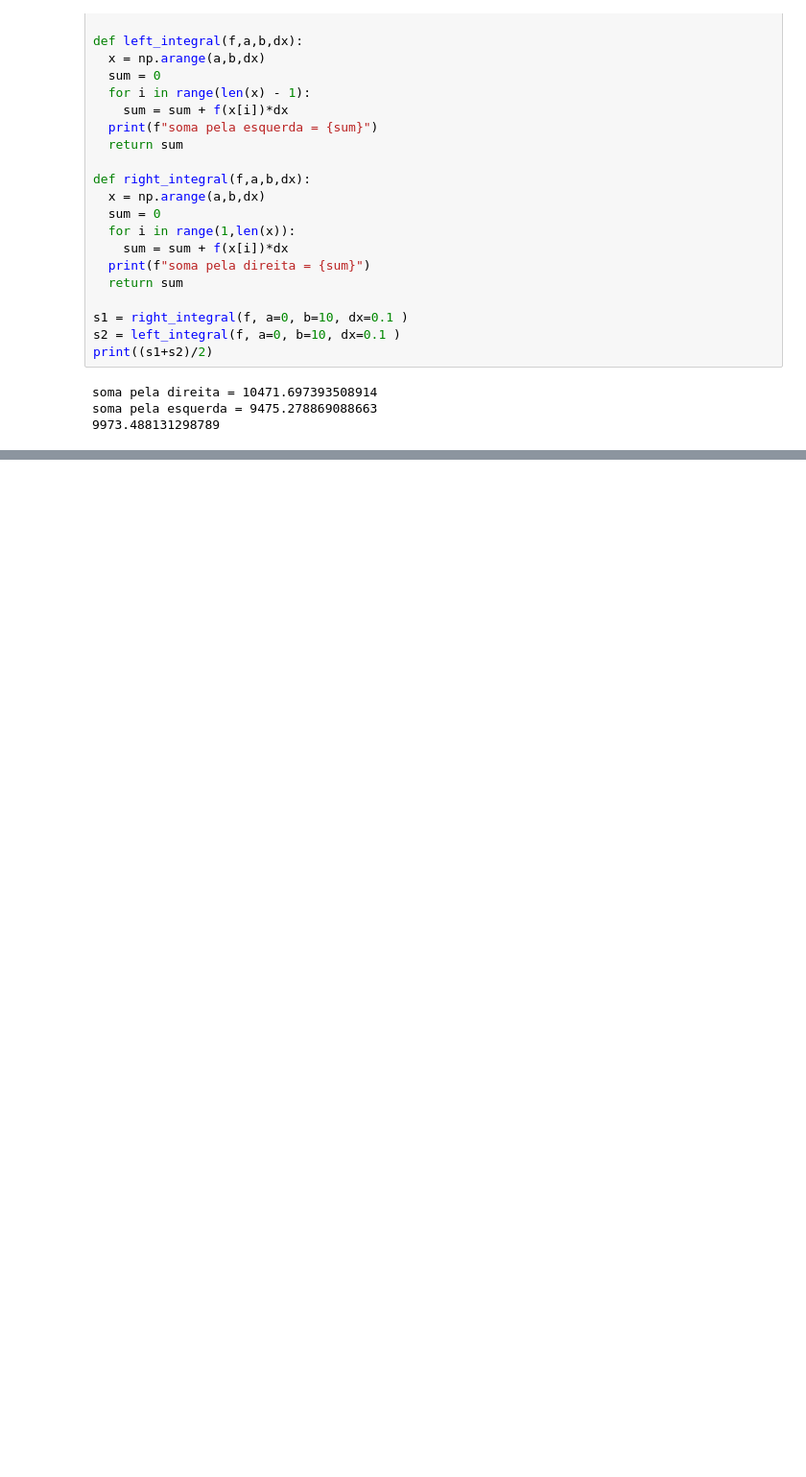
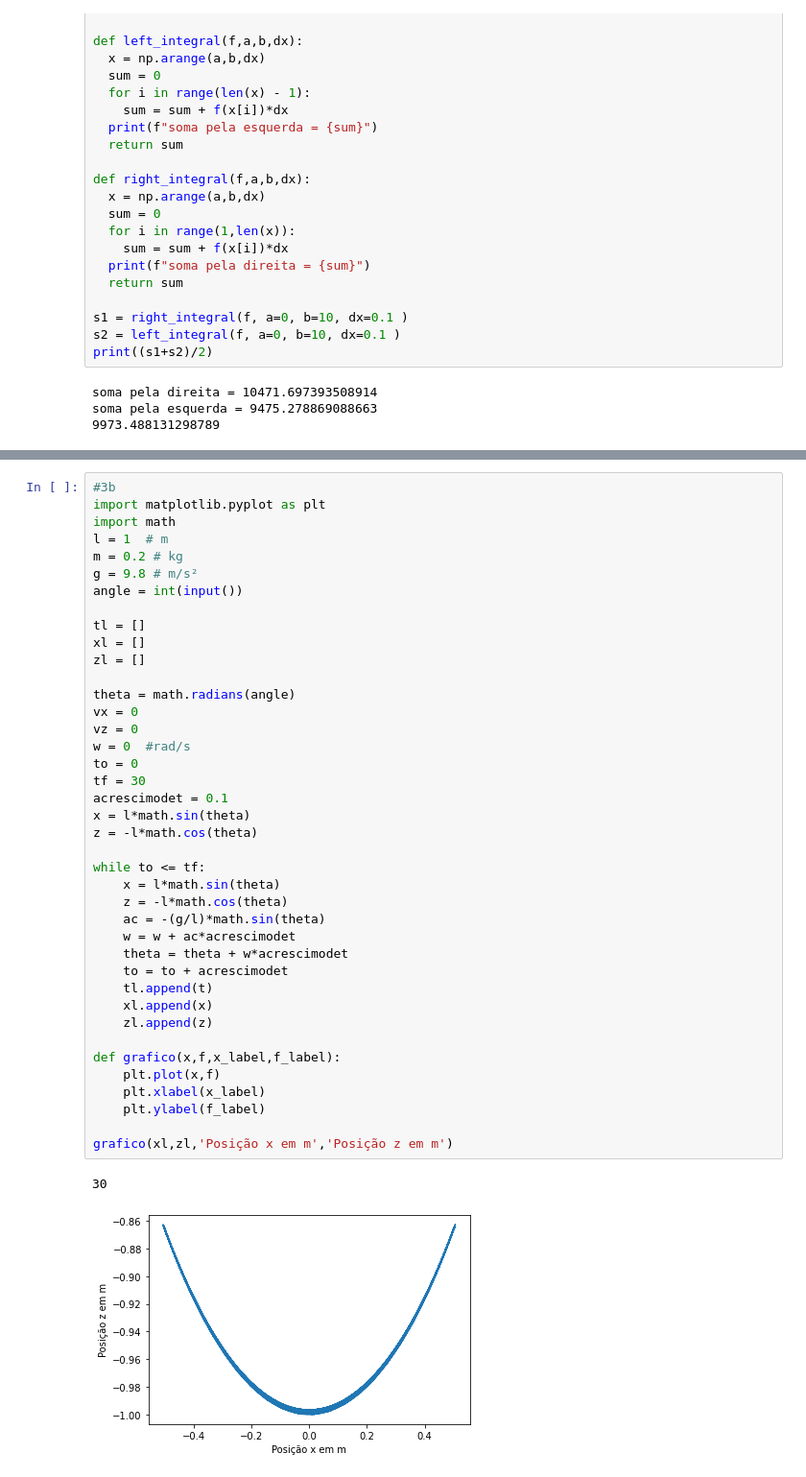
Before and after one commit to Victor17in/PythonCurso, a Jupyter notebook: exercícios/VictorAlmeida_aula10.ipynb, the cells around one changed output, grey strips where cells are left out. Shown at 96% size. Saved outputs shown, nothing was run; the diff lists cells and outputs as text; blank space fills up the shorter version.

```diff
--- a/exercícios/VictorAlmeida_aula10.ipynb
+++ b/exercícios/VictorAlmeida_aula10.ipynb
@@ -249,0 +384,43 @@ soma pela esquerda = 9475.278869088663
+# %%
+#3b
+import matplotlib.pyplot as plt
+import math
+l = 1  # m
+m = 0.2 # kg
+g = 9.8 # m/s²
+angle = int(input())
+
+tl = []
+xl = []
+zl = []
+
+theta = math.radians(angle)
+vx = 0
+vz = 0
+w = 0  #rad/s
+to = 0
+tf = 30
+acrescimodet = 0.1
+x = l*math.sin(theta)
+z = -l*math.cos(theta)
+
+while to <= tf:
+	x = l*math.sin(theta)
+	z = -l*math.cos(theta)
+	ac = -(g/l)*math.sin(theta)
+	w = w + ac*acrescimodet
+	theta = theta + w*acrescimodet
+	to = to + acrescimodet
+	tl.append(t)
+	xl.append(x)
+	zl.append(z)
+
+def grafico(x,f,x_label,f_label):
+	plt.plot(x,f)
+	plt.xlabel(x_label)
+	plt.ylabel(f_label)
+
+grafico(xl,zl,'Posição x em m','Posição z em m')
+# %% [output]
+30
+[figure, added]
```
Also changed, not shown: parts of 4 cells of this notebook.
